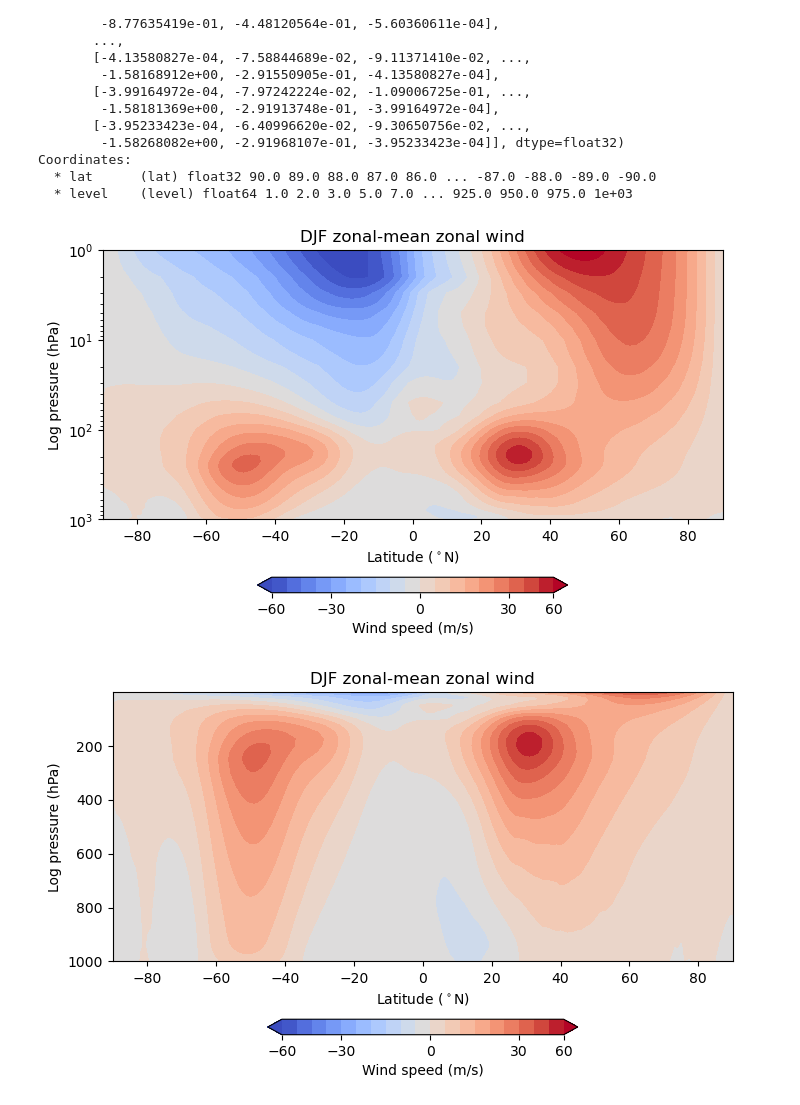
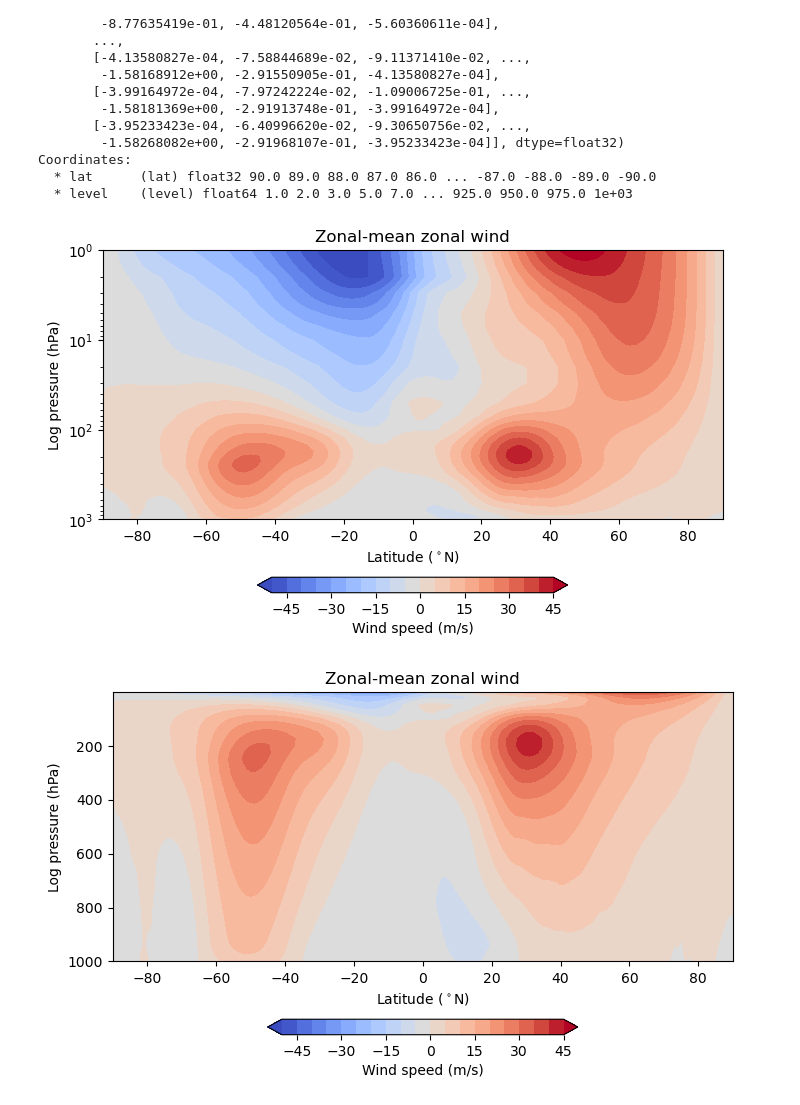
Before and after one commit to Caturrell/eddy_feedback, a Jupyter notebook: EPflux/zonal_wind.ipynb, the cells around one changed output. Saved outputs shown, nothing was run; the diff lists cells and outputs as text; code cells hidden in the pictures.

Commit message:
zonal-mean zonal wind png

```diff
--- a/EPflux/zonal_wind.ipynb
+++ b/EPflux/zonal_wind.ipynb
@@ -31,13 +34,13 @@ Coordinates:
 # %%
 import sys
 sys.path.append('/home/users/cturrell/documents/eddy_feedback')
 import functions.eddy_feedback as ef
 
-ef.zonal_mean_zonal_wind(ubar, levels=20)
+ef.zonal_mean_zonal_wind(ubar)
 # %% [output]
-[figure, old version]
+[figure, new version]
 # %%
-ef.zonal_mean_zonal_wind(ubar, yscale='linear', levels=20)
+ef.zonal_mean_zonal_wind(ubar, yscale='linear')
 # %% [output]
-[figure, old version]
+[figure, new version]
 # %%
```
Also changed, not shown: parts of 11 cells of this notebook, 3 other files.
